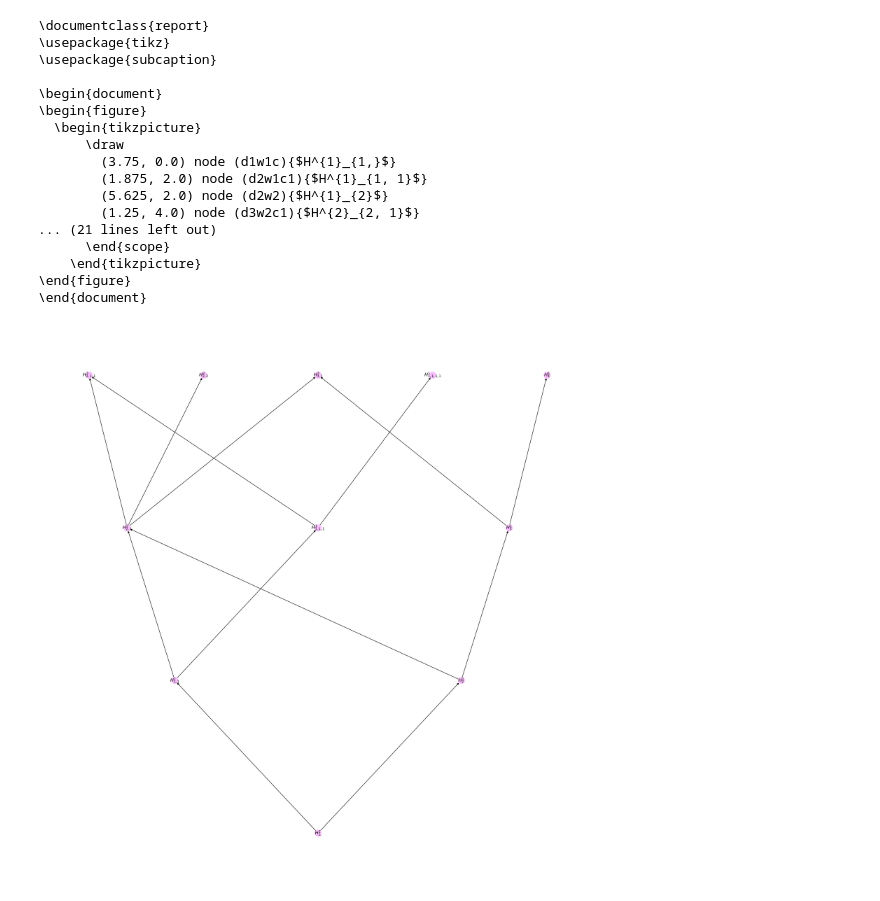
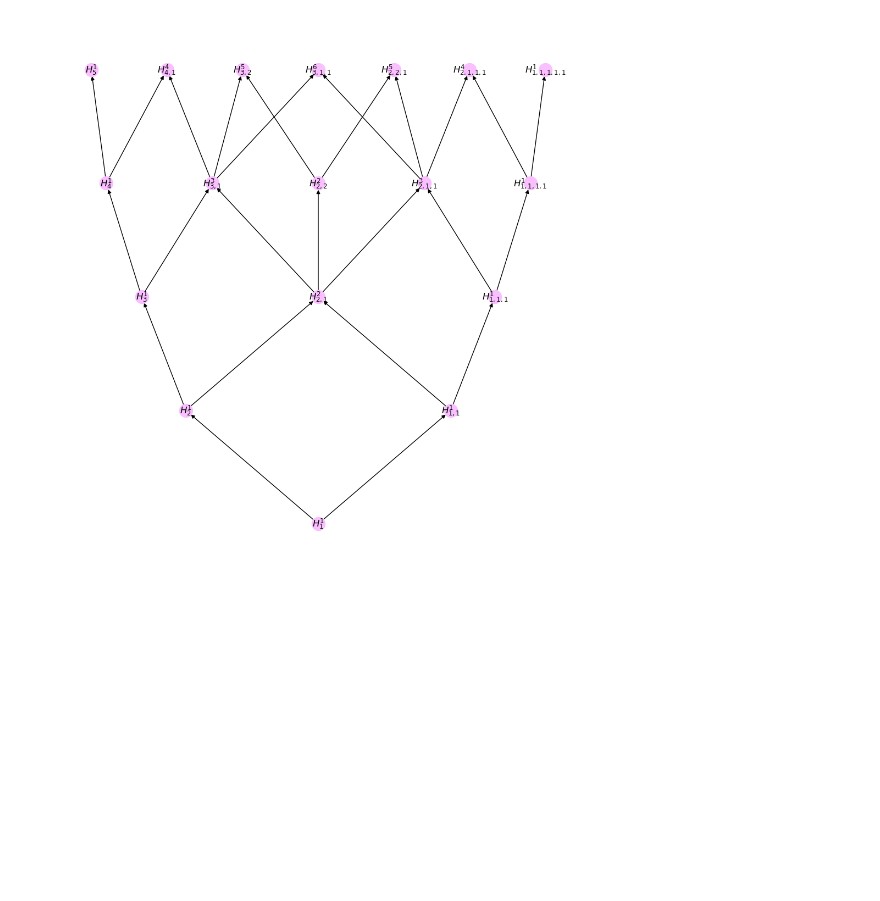
Before and after one commit to SachaGoldman/Torelli, a Jupyter notebook: torelli.ipynb, the cells around one changed output. Saved outputs shown, nothing was run; the diff lists cells and outputs as text; code cells hidden in the pictures; blank space fills up the shorter version.

```diff
--- a/torelli.ipynb
+++ b/torelli.ipynb
@@ -305,21 +227,0 @@ tensor_algebra, left_multiplication = create_tensor_representation_algebra(base_
-# %%
-left_multiplication.plot(true, (20, 20))
-# %% [output]
-\documentclass{report}
-\usepackage{tikz}
-\usepackage{subcaption}
-
-\begin{document}
-\begin{figure}
-  \begin{tikzpicture}
-      \draw
-        (3.75, 0.0) node (d1w1c){$H^{1}_{1,}$}
-        (1.875, 2.0) node (d2w1c1){$H^{1}_{1, 1}$}
-        (5.625, 2.0) node (d2w2){$H^{1}_{2}$}
-        (1.25, 4.0) node (d3w2c1){$H^{2}_{2, 1}$}
-... (21 lines left out)
-      \end{scope}
-    \end{tikzpicture}
-\end{figure}
-\end{document}
-[figure, removed]
@@ -356,0 +228,4 @@ def derive_right_multiplication(left_multiplication):
+# %%
+plot(left_multiplication, tensor_algebra, false)
+# %% [output]
+[figure, added]
```
Also changed, not shown: parts of 20 cells of this notebook.
